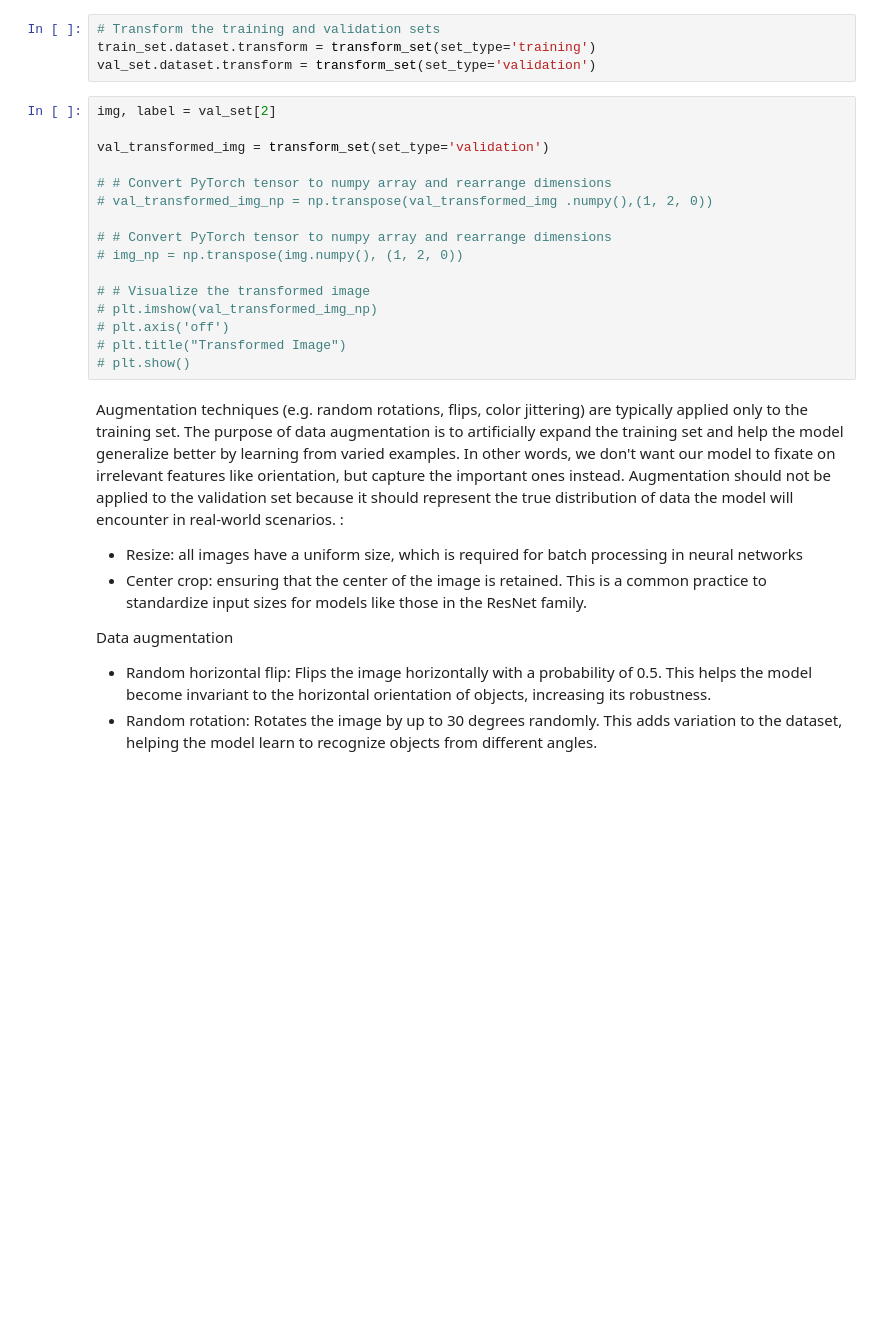
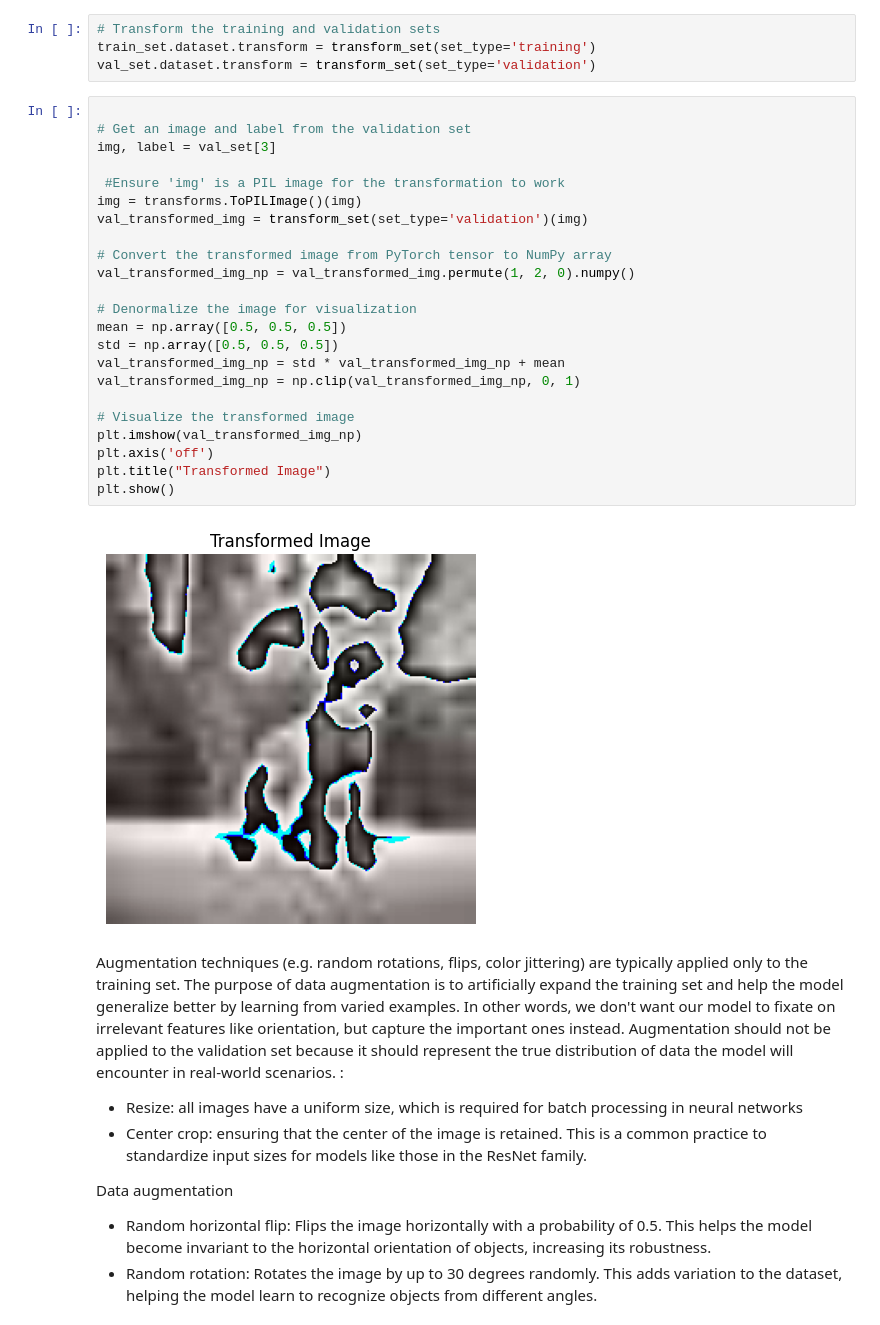
Before and after one commit to stefsyrsiri/synthetic-image-detection, a Jupyter notebook: report.ipynb, the cells around one changed output. Cells and saved outputs as stored; diff of their text form; blank space fills up the shorter version.

```diff
--- a/report.ipynb
+++ b/report.ipynb
@@ -220,21 +263,30 @@ plt.show()
 train_set.dataset.transform = transform_set(set_type='training')
 val_set.dataset.transform = transform_set(set_type='validation')
 # %%
-img, label = val_set[2]
 
-val_transformed_img = transform_set(set_type='validation')
+# Get an image and label from the validation set
+img, label = val_set[3]
 
-# # Convert PyTorch tensor to numpy array and rearrange dimensions
-# val_transformed_img_np = np.transpose(val_transformed_img .numpy(),(1, 2, 0))
+ #Ensure 'img' is a PIL image for the transformation to work
+img = transforms.ToPILImage()(img)
+val_transformed_img = transform_set(set_type='validation')(img)
 
-# # Convert PyTorch tensor to numpy array and rearrange dimensions
-# img_np = np.transpose(img.numpy(), (1, 2, 0))
+# Convert the transformed image from PyTorch tensor to NumPy array
+val_transformed_img_np = val_transformed_img.permute(1, 2, 0).numpy()
 
-# # Visualize the transformed image
-# plt.imshow(val_transformed_img_np)
-# plt.axis('off')
-# plt.title("Transformed Image")
-# plt.show()
+# Denormalize the image for visualization
+mean = np.array([0.5, 0.5, 0.5])
+std = np.array([0.5, 0.5, 0.5])
+val_transformed_img_np = std * val_transformed_img_np + mean
+val_transformed_img_np = np.clip(val_transformed_img_np, 0, 1)
+
+# Visualize the transformed image
+plt.imshow(val_transformed_img_np)
+plt.axis('off')
+plt.title("Transformed Image")
+plt.show()
+# %% [output]
+[figure, added]
 # %% [markdown]
 Augmentation techniques (e.g. random rotations, flips, color jittering) are typically applied only to the training set. The purpose of data augmentation is to artificially expand the training set and help the model generalize better by learning from varied examples. In other words, we don't want our model to fixate on irrelevant features like orientation, but capture the important ones instead. Augmentation should not be applied to the validation set because it should represent the true distribution of data the model will encounter in real-world scenarios.
 :
```
Also changed, not shown: parts of 7 cells of this notebook.
